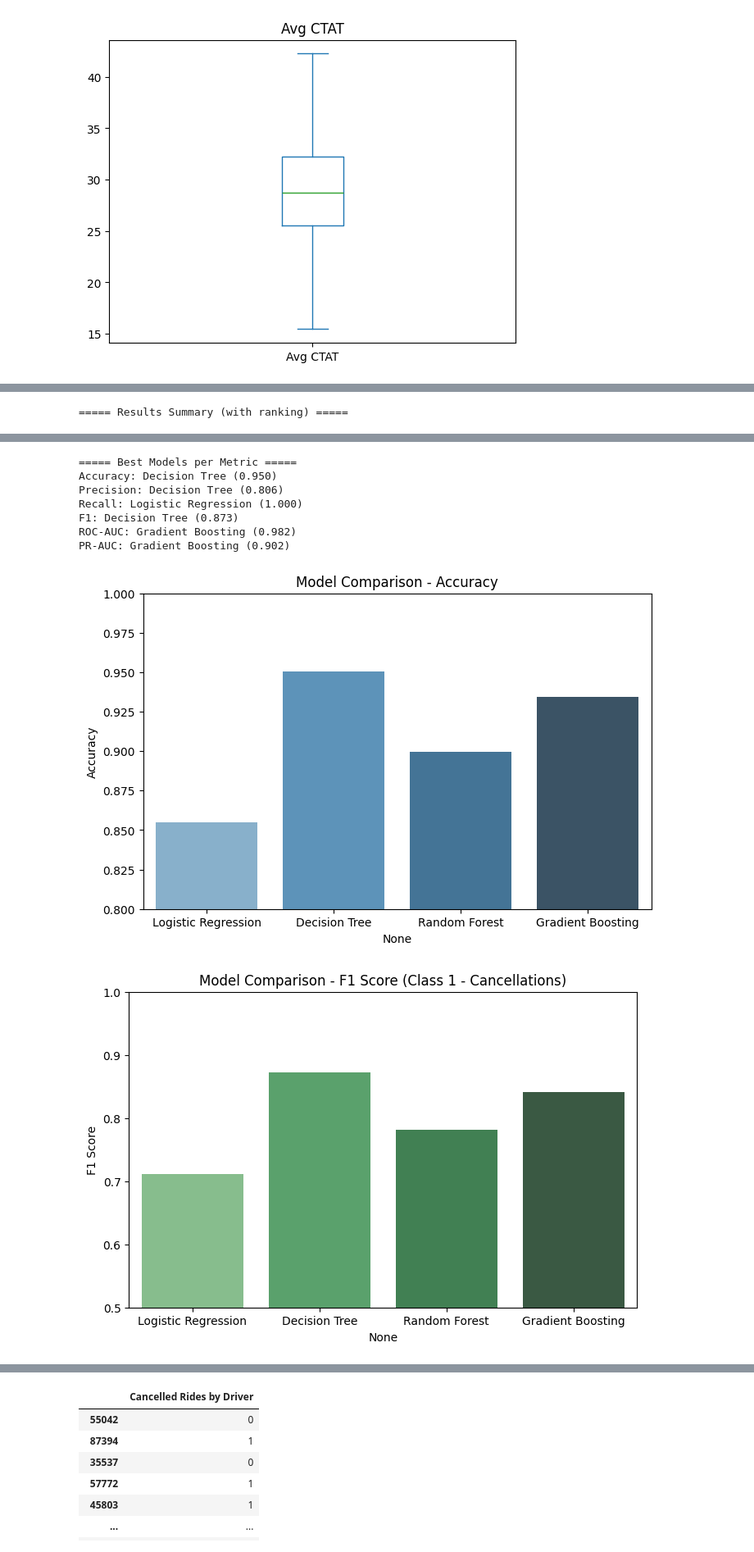
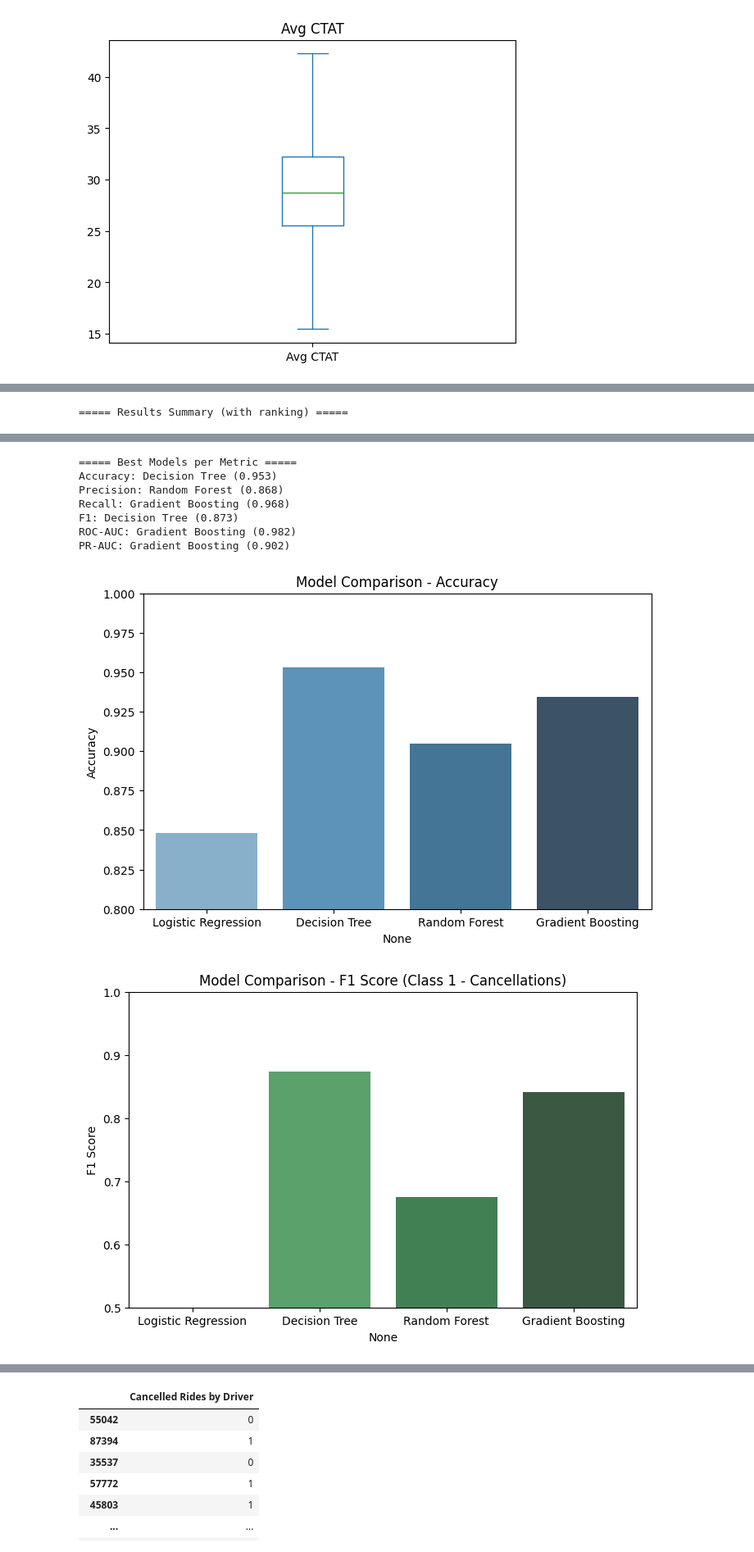
Before and after one commit to hirusha-03/RideGuard, a Jupyter notebook: notebooks/RideGuard.ipynb, the cells around one changed output, grey strips where cells are left out. Shown: that part at 82% size. Drawn from its saved outputs; the diff is of its cells as text; code cells hidden in the pictures.

```diff
--- a/notebooks/RideGuard.ipynb
+++ b/notebooks/RideGuard.ipynb
@@ -433,9 +433,15 @@ df["hour_of_day"] = pd.to_datetime(df["Time"], errors="coerce").dt.hour
 # Peak hour flag: 7–10 AM or 17–21 PM = 1, else 0
 df["peak_hour"] = df["hour_of_day"].apply(lambda x: 1 if (7 <= x <= 10) or (17 <= x <= 21) else 0)
 
+df['rating_interaction'] = df['Driver Ratings'] * df['Customer Rating']
+df['value_per_distance'] = df['Booking Value'] / (df['Ride Distance'] + 1)
+df['high_value_trip'] = (df['Booking Value'] > df['Booking Value'].median()).astype(int)
+df['long_trip'] = (df['Ride Distance'] > df['Ride Distance'].median()).astype(int)
+
 # Drop raw Date and Time (not needed anymore)
 df = df.drop(columns=["Date", "Time"])
 
 # Check new columns
-print(df[["day_of_week", "hour_of_day", "peak_hour", "is_weekend"]].head())
+print(df[["day_of_week", "hour_of_day", "peak_hour", "is_weekend",
+          "rating_interaction", "value_per_distance", "high_value_trip", "long_trip"]].head())
 # %% [output]
@@ -565,12 +582,12 @@ chi2_selector = SelectKBest(chi2, k='all')
 ratio_of_minority_class_to_majority_class = len(y_train[y_train == 0]) / len(y_train[y_train == 1])
 # %%
 models = {
-    "Logistic Regression": LogisticRegression(max_iter=1000, class_weight="balanced"),
-    "Decision Tree": DecisionTreeClassifier(max_depth=8, min_samples_leaf=20, random_state=42, class_weight="balanced"),
+    "Logistic Regression": LogisticRegression(max_iter=1000, class_weight={0:5.4, 1: 1.3}),
+    "Decision Tree": DecisionTreeClassifier(max_depth=8, min_samples_leaf=20, random_state=42, class_weight={0:5.4, 1: 1.3}),
     "Random Forest": RandomForestClassifier(
         n_estimators=200,
         max_depth=10,
-        class_weight="balanced",
+       class_weight={0:5.4, 1: 1.3},
         random_state=42
     ),
     "Gradient Boosting": xgb.XGBClassifier(
@@ -711,7 +728,7 @@ files.download("Gradient_Boosting_pipeline.pkl")
 [interactive output not drawn]
 [interactive output not drawn]
 # %%
-# 2. Results Table
+# Results Table
 results_df = pd.DataFrame(results_summary).T
 
 # Add rank columns (lower rank = better)
@@ -747,41 +764,6 @@ plt.title("Model Comparison - F1 Score (Class 1 - Cancellations)")
 plt.ylabel("F1 Score")
 plt.ylim(0.5, 1.0)
 plt.show()
-
-
-# 4. ROC Curves
-
-plt.figure(figsize=(7,6))
-for name, (fpr, tpr) in roc_curves.items():
-    plt.plot(fpr, tpr, label=f"{name} (AUC={results_summary[name]['ROC-AUC']:.3f})")
-plt.plot([0,1],[0,1],"k--")
-plt.xlabel("False Positive Rate")
-plt.ylabel("True Positive Rate")
-plt.title("ROC Curves")
-plt.legend()
-plt.show()
-
-# 5. Precision-Recall Curves
-
-plt.figure(figsize=(7,6))
-for name, (rec, prec) in pr_curves.items():
-    plt.plot(rec, prec, label=f"{name} (AP={results_summary[name]['PR-AUC']:.3f})")
-plt.xlabel("Recall")
-plt.ylabel("Precision")
-plt.title("Precision-Recall Curves")
-plt.legend()
-plt.show()
-
-
-# 6. Confusion Matrices (Optional display)
-
-for name, cm in conf_matrices.items():
-    plt.figure(figsize=(5,4))
-    sns.heatmap(cm, annot=True, fmt="d", cmap="Blues", cbar=False)
-    plt.title(f"Confusion Matrix - {name}")
-    plt.xlabel("Predicted")
-    plt.ylabel("Actual")
-    plt.show()
 # %% [output]
 ===== Results Summary (with ranking) =====
 |  | Accuracy | Precision | Recall | F1 | ROC-AUC | PR-AUC | Accuracy_Rank | Precision_Rank | Recall_Rank | ... |
@@ -792,9 +774,9 @@ for name, cm in conf_matrices.items():
 ===== Best Models per Metric =====
-Accuracy: Decision Tree (0.950)
-Precision: Decision Tree (0.806)
-Recall: Logistic Regression (1.000)
+Accuracy: Decision Tree (0.953)
+Precision: Random Forest (0.868)
+Recall: Gradient Boosting (0.968)
 F1: Decision Tree (0.873)
 ROC-AUC: Gradient Boosting (0.982)
 PR-AUC: Gradient Boosting (0.902)
-[figure, old version]
+[figure, new version]
-[figure, old version]
+[figure, new version]
```
Also changed, not shown: parts of 7 cells of this notebook, 7 other files.
